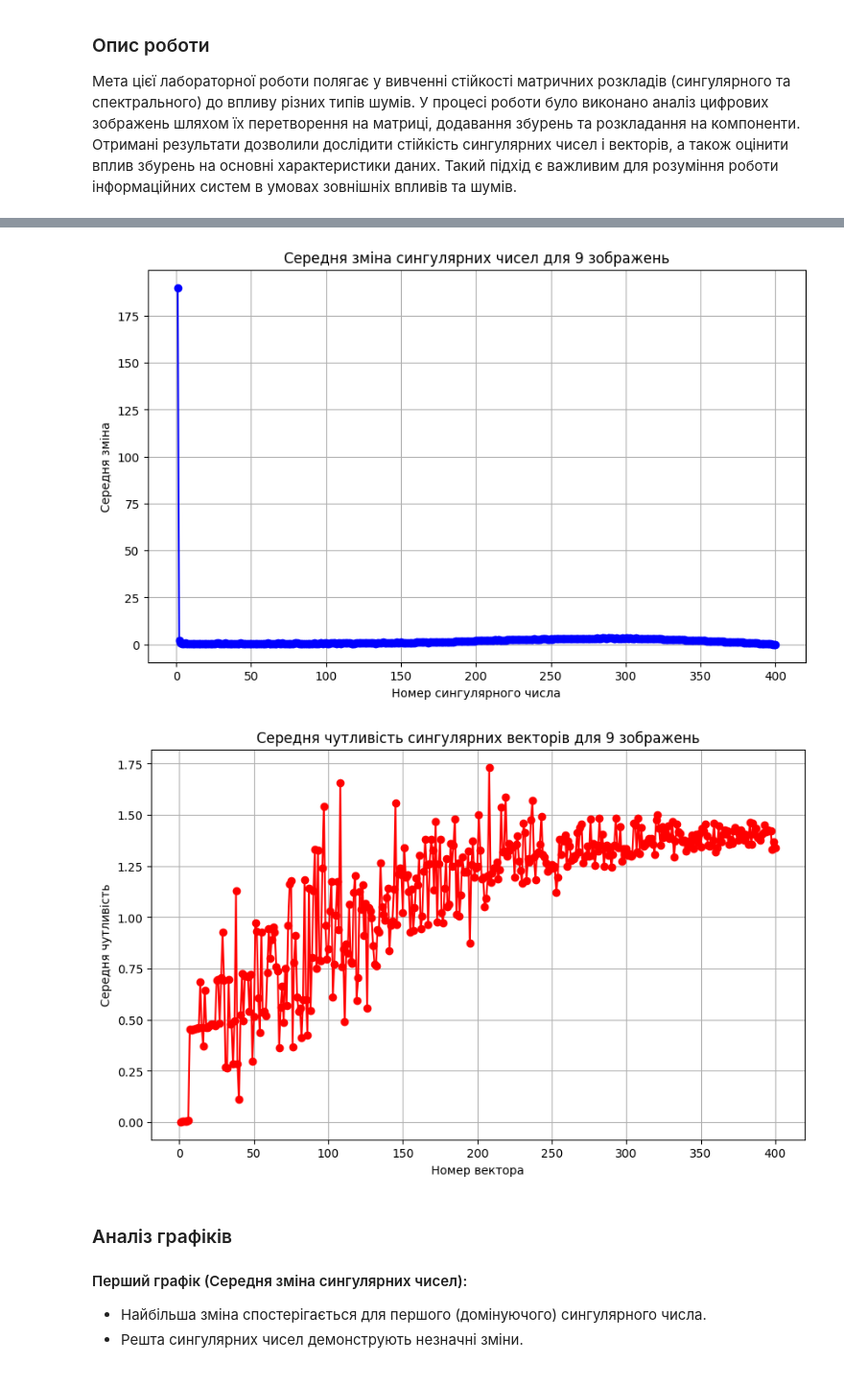
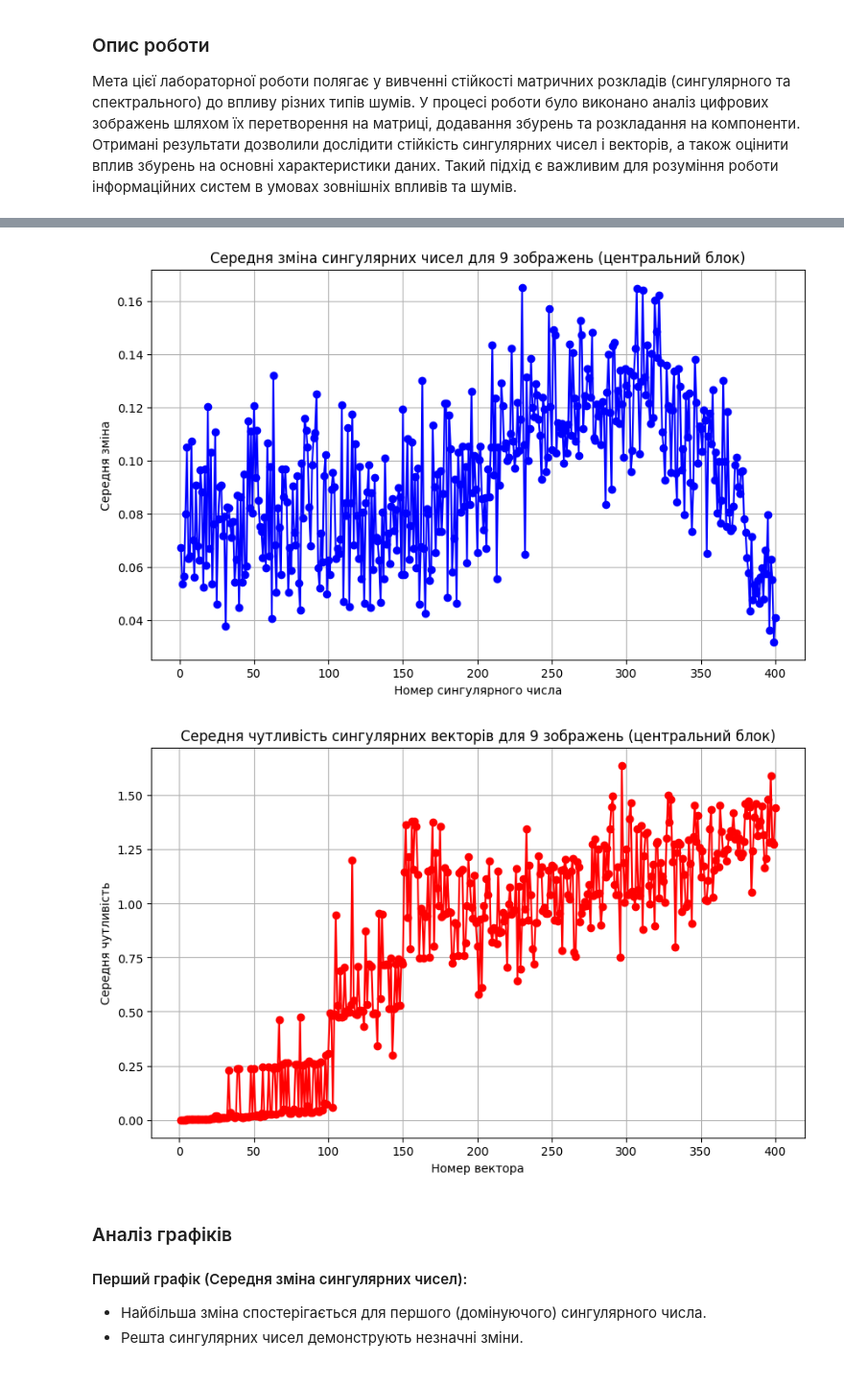
Before and after one commit to dmkravtsov/bezpeka_is, a Jupyter notebook: lr1.ipynb, the cells around one changed output, grey strips where cells are left out. Shown at 96% size. Cells and saved outputs as stored; diff of their text form; code cells hidden in the pictures.

```diff
--- a/lr1.ipynb
+++ b/lr1.ipynb
@@ -13,7 +13,7 @@ import numpy as np
 import matplotlib.pyplot as plt
 
 # Завантажуємо зображення
-image = cv2.imread("photo_1.jpg")
+image = cv2.imread("img_2.jpg")
 if image is None:
     raise ValueError("Не вдалося завантажити зображення")
 
@@ -155,16 +141,0 @@ print("Кут повороту найбільш чутливого вектор
-# %%
-# Обчислюємо практичну чутливість сингулярних векторів
-vector_sensitivity = []
-
-for i in range(U.shape[1]):  # Перебираємо всі вектори
-    norm_difference = np.linalg.norm(U[:, i] - U_noisy[:, i])  # Норма різниці векторів
-    vector_sensitivity.append(norm_difference)
-
-# Будуємо графік залежності чутливості від номера вектора
-plt.figure(figsize=(10, 6))
-plt.plot(range(1, len(vector_sensitivity) + 1), vector_sensitivity, marker='o', linestyle='-', color='r')
-plt.title("Чутливість сингулярних векторів до збурення")
-plt.xlabel("Номер вектора")
-plt.ylabel("Чутливість (норма різниці)")
-plt.grid(True)
-plt.show()
@@ -285,5 +504,8 @@ plt.show()
 # %%
 import os
+import cv2
+import numpy as np
+import matplotlib.pyplot as plt
 
 # Імена файлів
 file_names = [
@@ -291,70 +513,81 @@ file_names = [
     "img_6.jpg", "img_7.jpg", "img_8.jpg", "img_9.jpg"
 ]
 
+# Параметри
+N = 400  # Розмір блоку
+new_noise_std = 0.1  # Стандартне відхилення шуму
+
 # Ініціалізуємо масиви для збереження результатів
-average_singular_value_changes = np.zeros(len(S))  # Середня зміна сингулярних чисел
-average_vector_sensitivity = np.zeros(len(vector_sensitivity))  # Середня чутливість векторів
+average_singular_value_changes = None
+average_vector_sensitivity = None
 
 # Проходимо по кожному зображенню
 for file_name in file_names:
     # Завантажуємо зображення
-    image_path = os.path.join("F://DS//bezpeka_is//", file_name)  # Заміни "path_to_images" на шлях до папки з зображеннями
+    image_path = os.path.join("F://DS//bezpeka_is//", file_name)  # Замініть на ваш шлях
     image = cv2.imread(image_path)
     if image is None:
         print(f"Не вдалося завантажити зображення: {file_name}")
         continue
 
-    # Виділяємо зелений канал
-    green_channel = image[:N, :N, 1]
+    # Виділяємо центральний блок N x N
+    height, width, _ = image.shape
+    center_y, center_x = height // 2, width // 2
+    start_y, start_x = center_y - N // 2, center_x - N // 2
+    green_channel = image[start_y:start_y + N, start_x:start_x + N, 1]
     matrix_A = green_channel.astype(float)
 
     # Виконуємо сингулярне розкладання
     U, S_original, Vt = np.linalg.svd(matrix_A, full_matrices=False)
 
-    # Генеруємо шум для цього зображення
-    noise = np.random.normal(0, new_noise_std, image.shape)
-    noisy_image = np.clip(image + noise, 0, 255).astype(np.uint8)
-
-    # Виділяємо зелений канал із зашумленого зображення
-    noisy_green_channel = noisy_image[:N, :N, 1]
-    noisy_matrix_A = noisy_green_channel.astype(float)
+    # Генеруємо шум
+    noise = np.random.normal(0, new_noise_std, matrix_A.shape)
+    noisy_matrix_A = matrix_A + noise
 
     # Виконуємо сингулярне розкладання для зашумленого зображення
     U_noisy, S_noisy, Vt_noisy = np.linalg.svd(noisy_matrix_A, full_matrices=False)
 
     # Зміна сингулярних чисел
     singular_value_diff = np.abs(S_original - S_noisy)
-    average_singular_value_changes += singular_value_diff
 
     # Чутливість векторів
-    for j in range(U.shape[1]):
-        norm_diff = np.linalg.norm(U[:, j] - U_noisy[:, j])
-        average_vector_sensitivity[j] += norm_diff
+    vector_sensitivity = np.array([
+        np.linalg.norm(U[:, j] - U_noisy[:, j])
+        for j in range(U.shape[1])
+    ])
+
+    # Агрегуємо результати
+    if average_singular_value_changes is None:
+        average_singular_value_changes = singular_value_diff
+        average_vector_sensitivity = vector_sensitivity
+    else:
+        average_singular_value_changes += singular_value_diff
+        average_vector_sensitivity += vector_sensitivity
 
 # Розраховуємо середні значення
 average_singular_value_changes /= len(file_names)
 average_vector_sensitivity /= len(file_names)
 
-# Графік середньої зміни сингулярних чисел
+# Побудова графіка середньої зміни сингулярних чисел
 plt.figure(figsize=(10, 6))
-plt.plot(range(1, len(S_original) + 1), average_singular_value_changes, marker='o', color='blue')
-plt.title("Середня зміна сингулярних чисел для 9 зображень")
+plt.plot(range(1, len(average_singular_value_changes) + 1), average_singular_value_changes, marker='o', color='blue')
+plt.title("Середня зміна сингулярних чисел для 9 зображень (центральний блок)")
 plt.xlabel("Номер сингулярного числа")
 plt.ylabel("Середня зміна")
 plt.grid(True)
 plt.show()
 
-# Графік середньої чутливості сингулярних векторів
+# Побудова графіка середньої чутливості сингулярних векторів
 plt.figure(figsize=(10, 6))
 plt.plot(range(1, len(average_vector_sensitivity) + 1), average_vector_sensitivity, marker='o', color='red')
-plt.title("Середня чутливість сингулярних векторів для 9 зображень")
+plt.title("Середня чутливість сингулярних векторів для 9 зображень (центральний блок)")
 plt.xlabel("Номер вектора")
 plt.ylabel("Середня чутливість")
 plt.grid(True)
 plt.show()
 # %% [output]
-[figure, old version]
+[figure, new version]
-[figure, old version]
+[figure, new version]
 # %% [markdown]
 ### Аналіз графіків
 
```
Also changed, not shown: parts of 30 cells of this notebook.
